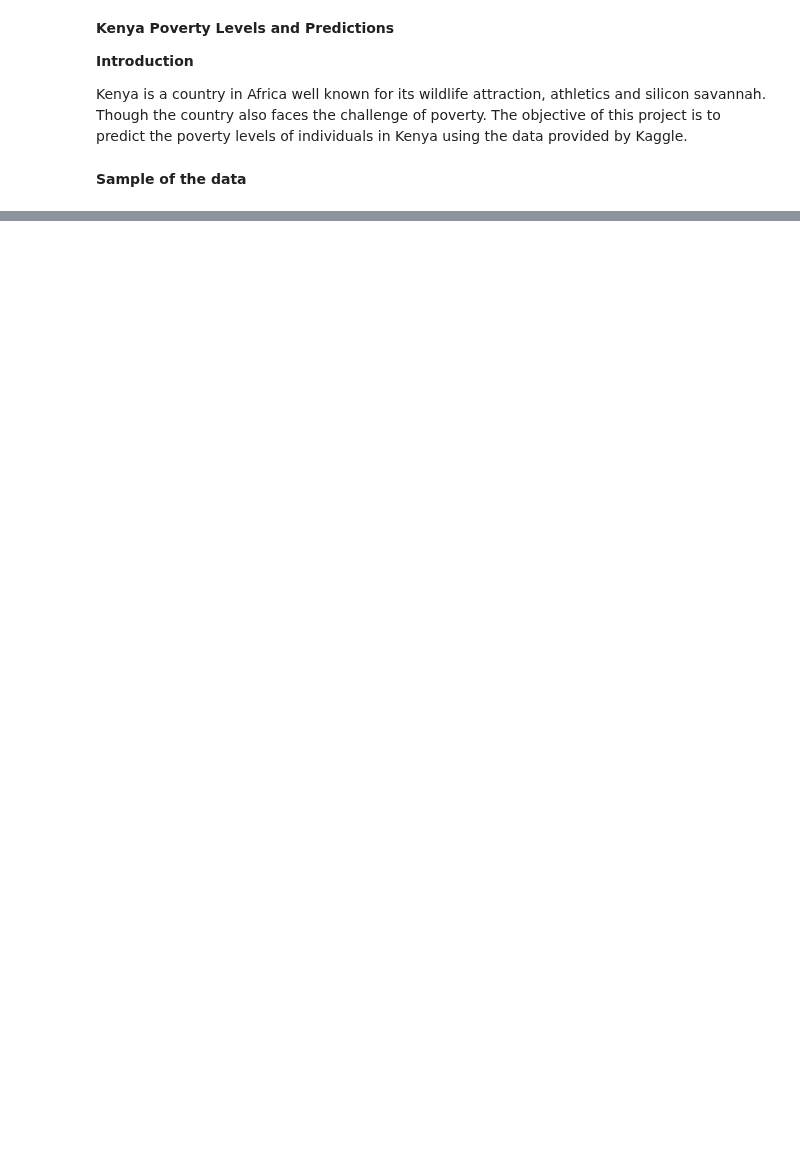
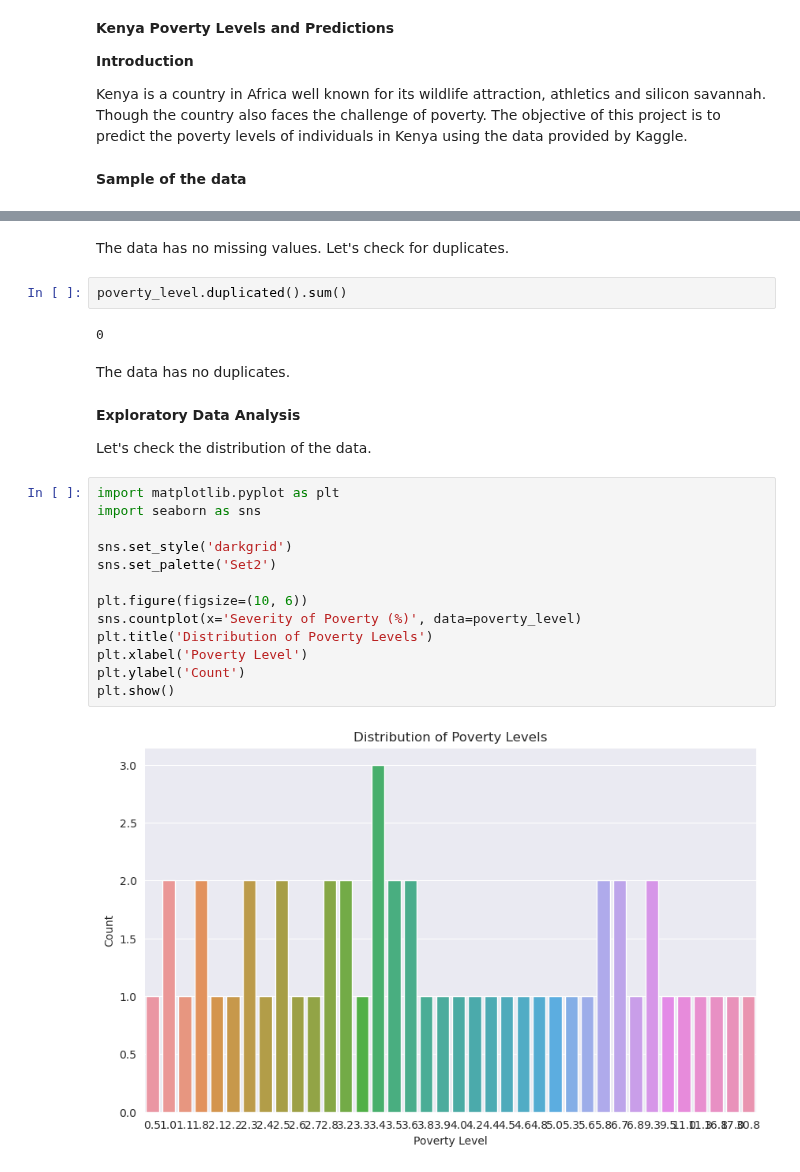
Before and after one commit to Billy272/Mastering-Data, a Jupyter notebook: Kenya_Poverty/kenya_poverty_levels.ipynb, the cells around one changed output, grey strips where cells are left out. Drawn from its saved outputs; the diff is of its cells as text; blank space fills up the shorter version.

```diff
--- a/Kenya_Poverty/kenya_poverty_levels.ipynb
+++ b/Kenya_Poverty/kenya_poverty_levels.ipynb
@@ -30,0 +60,27 @@ poverty_level.head(10)
+# %% [markdown]
+The data has no missing values. Let's check for duplicates.
+# %%
+poverty_level.duplicated().sum()
+# %% [output]
+0
+# %% [markdown]
+The data has no duplicates.
+# %% [markdown]
+**Exploratory Data Analysis**
+
+Let's check the distribution of the data.
+# %%
+import matplotlib.pyplot as plt
+import seaborn as sns
+
+sns.set_style('darkgrid')
+sns.set_palette('Set2')
+
+plt.figure(figsize=(10, 6))
+sns.countplot(x='Severity of Poverty (%)', data=poverty_level)
+plt.title('Distribution of Poverty Levels')
+plt.xlabel('Poverty Level')
+plt.ylabel('Count')
+plt.show()
+# %% [output]
+[figure, added]
```
Also changed, not shown: parts of 4 cells of this notebook.
